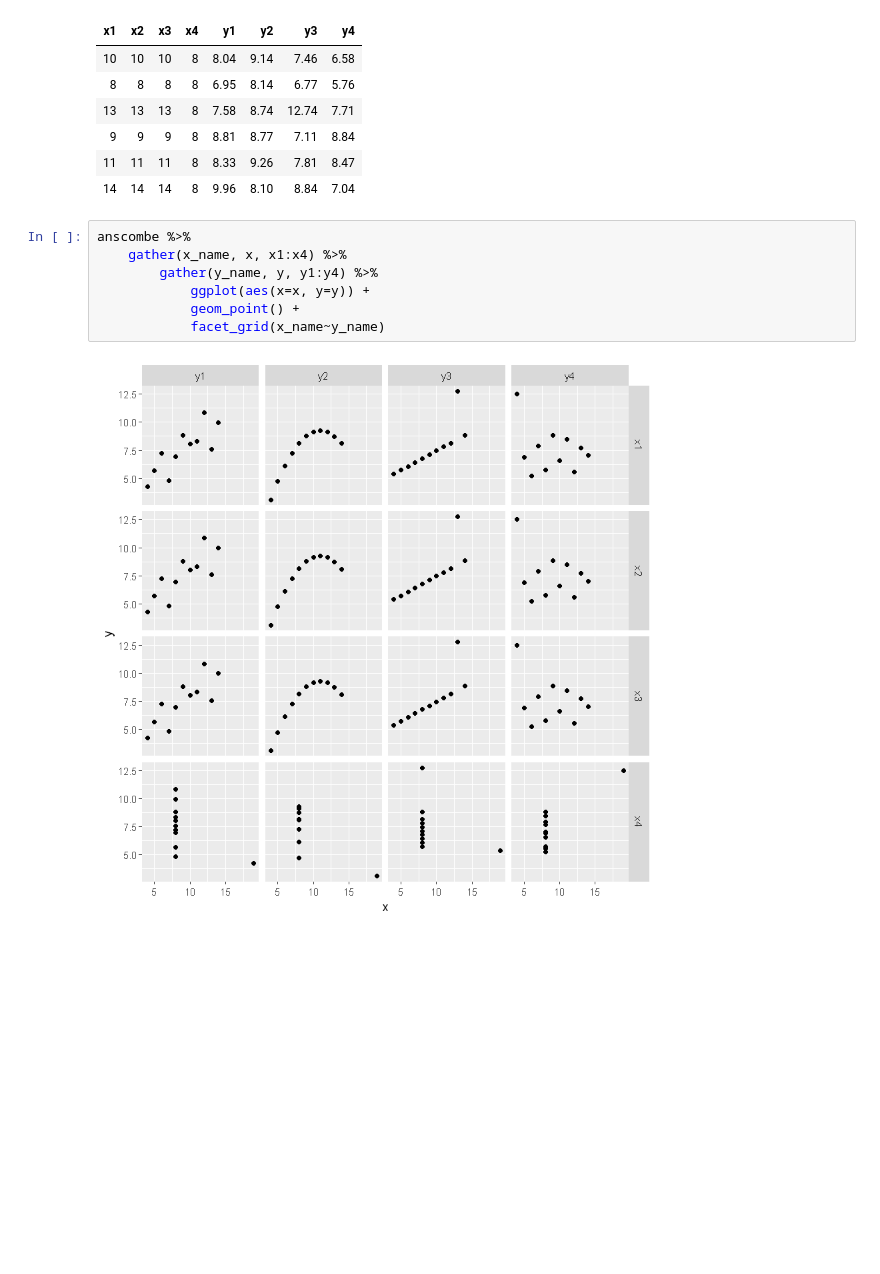
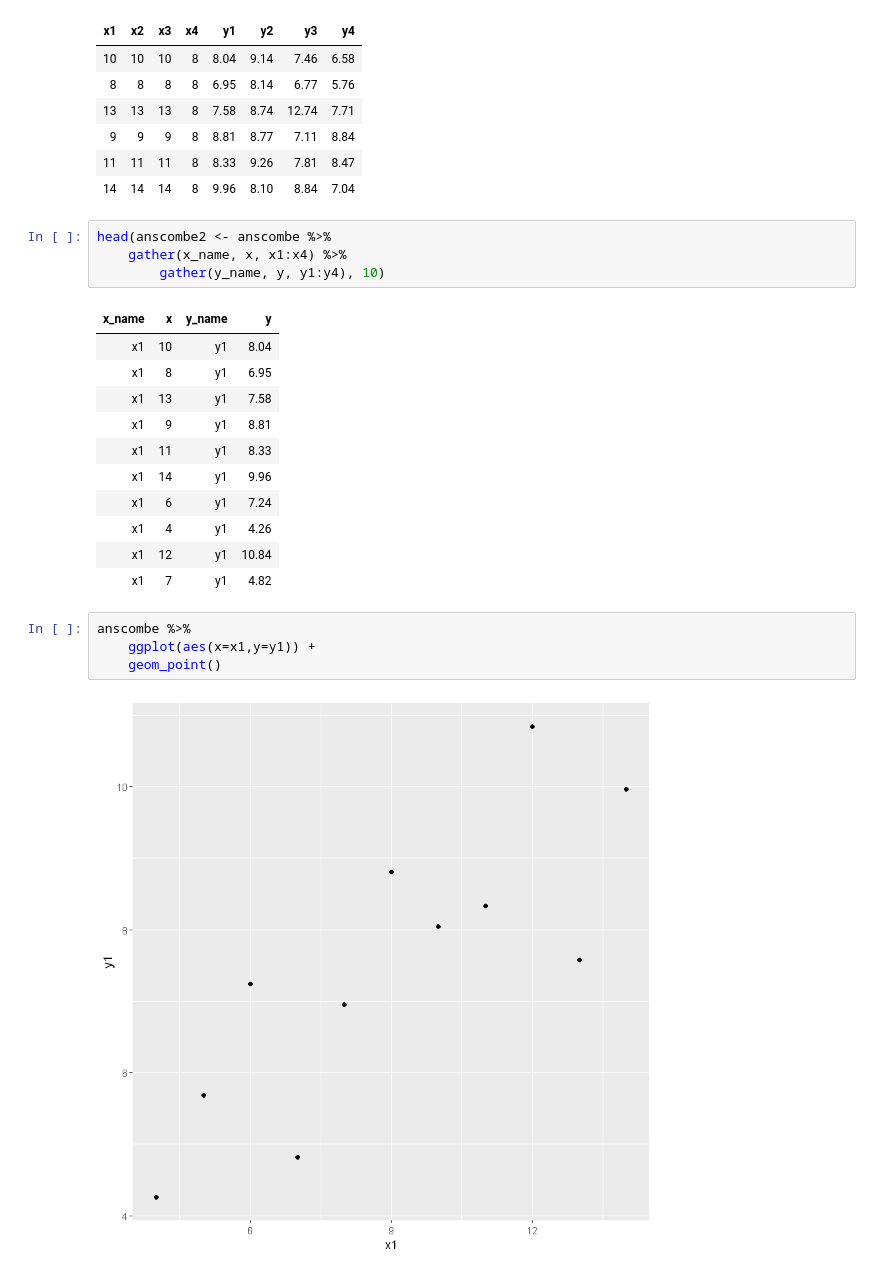
Before and after one commit to VictorOmondi1997/Correlation-and-Regression-in-R, a Jupyter notebook: Correlation and Regression in R.ipynb, the cells around one changed output. Drawn from its saved outputs; the diff is of its cells as text; blank space fills up the shorter version.

```diff
--- a/Correlation and Regression in R.ipynb
+++ b/Correlation and Regression in R.ipynb
@@ -396,11 +413,24 @@ head(anscombe)
 | 11 | 11 | 11 | 8 | 8.33 | 9.26 | 7.81 | 8.47 |
 | 14 | 14 | 14 | 8 | 9.96 | 8.10 | 8.84 | 7.04 |
 # %%
-anscombe %>%
+head(anscombe2 <- anscombe %>%
     gather(x_name, x, x1:x4) %>%
-        gather(y_name, y, y1:y4) %>%
-            ggplot(aes(x=x, y=y)) +
-            geom_point() +
-            facet_grid(x_name~y_name)
+        gather(y_name, y, y1:y4), 10)
 # %% [output]
-[figure, removed]
+| x_name | x | y_name | y |
+| x1 | 10 | y1 | 8.04 |
+| x1 | 8 | y1 | 6.95 |
+| x1 | 13 | y1 | 7.58 |
+| x1 | 9 | y1 | 8.81 |
+| x1 | 11 | y1 | 8.33 |
+| x1 | 14 | y1 | 9.96 |
+| x1 | 6 | y1 | 7.24 |
+| x1 | 4 | y1 | 4.26 |
+| x1 | 12 | y1 | 10.84 |
+| x1 | 7 | y1 | 4.82 |
+# %%
+anscombe %>%
+    ggplot(aes(x=x1,y=y1)) +
+    geom_point()
+# %% [output]
+[figure, added]
```
Also changed, not shown: parts of 44 cells of this notebook.
